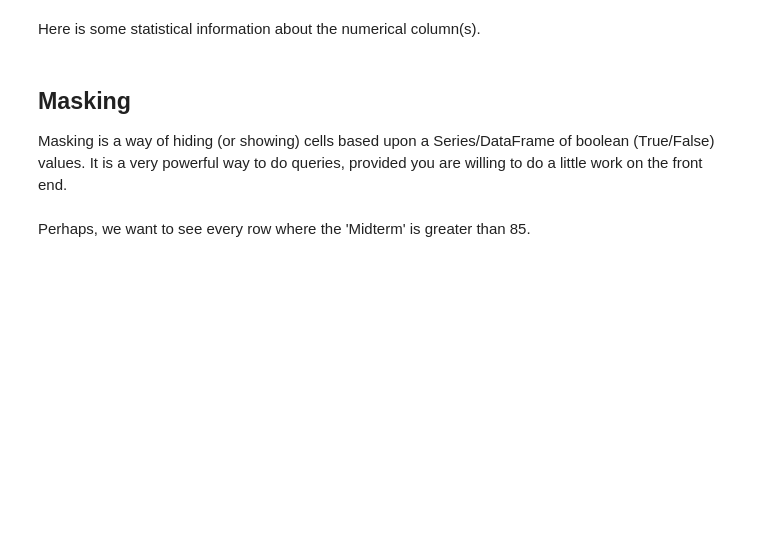
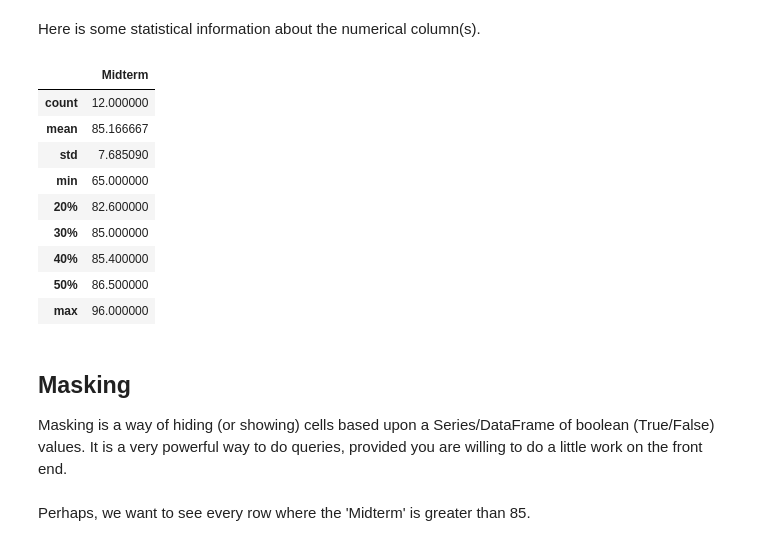
Before and after one commit to brownworth/MD, a Jupyter notebook: MD-2-PandasNumpyBasics.ipynb, the cells around one changed output. Saved outputs shown, nothing was run; the diff lists cells and outputs as text; code cells hidden in the pictures; blank space fills up the shorter version.

```diff
--- a/MD-2-PandasNumpyBasics.ipynb
+++ b/MD-2-PandasNumpyBasics.ipynb
@@ -101,3 +236,16 @@ grades.describe()
+# %%
+grades.describe(percentiles=[.2,.3,.4,.5])
+# %% [output]
+|  | Midterm |
+| count | 12.000000 |
+| mean | 85.166667 |
+| std | 7.685090 |
+| min | 65.000000 |
+| 20% | 82.600000 |
+| 30% | 85.000000 |
+| 40% | 85.400000 |
+| 50% | 86.500000 |
+| max | 96.000000 |
 # %% [markdown]
 Masking
 --
```
Also changed, not shown: parts of 27 cells of this notebook, 2 other files.
